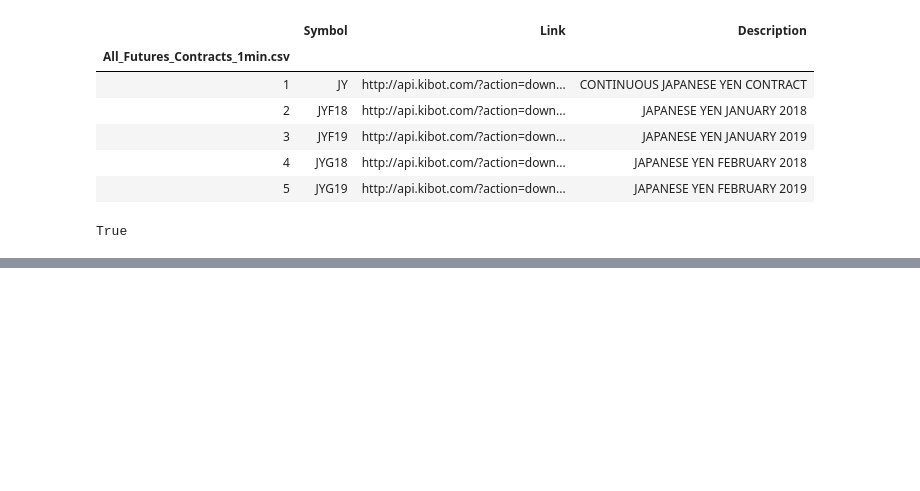
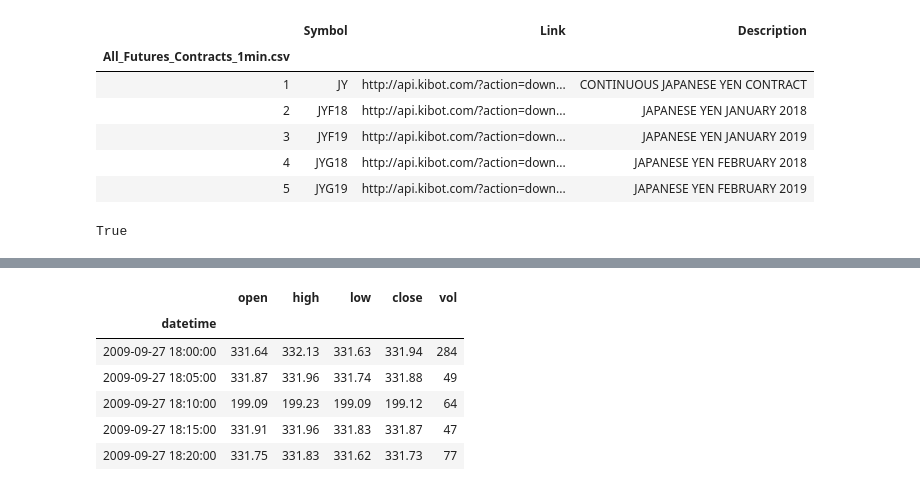
Before and after one commit to ajmal017/amp, a Jupyter notebook: vendors/particle_one/PartTask218_Large_price_movement_analysis.ipynb, the cells around one changed output, grey strips where cells are left out. Saved outputs shown, nothing was run; the diff lists cells and outputs as text; code cells hidden in the pictures; blank space fills up the shorter version.

```diff
--- a/vendors/particle_one/PartTask218_Large_price_movement_analysis.ipynb
+++ b/vendors/particle_one/PartTask218_Large_price_movement_analysis.ipynb
@@ -371,0 +399,10 @@ five_min_prices = minutely_price_dict_df['CL'].set_index('datetime').resample('5
+# %%
+top_100_movements_cl_5_min["CL"].head()
+# %% [output]
+|  | open | high | low | close | vol |
+| datetime |  |  |  |  |  |
+| 2009-09-27 18:00:00 | 331.64 | 332.13 | 331.63 | 331.94 | 284 |
+| 2009-09-27 18:05:00 | 331.87 | 331.96 | 331.74 | 331.88 | 49 |
+| 2009-09-27 18:10:00 | 199.09 | 199.23 | 199.09 | 199.12 | 64 |
+| 2009-09-27 18:15:00 | 331.91 | 331.96 | 331.83 | 331.87 | 47 |
+| 2009-09-27 18:20:00 | 331.75 | 331.83 | 331.62 | 331.73 | 77 |
```
Also changed, not shown: parts of 48 cells of this notebook, 1 other file.
